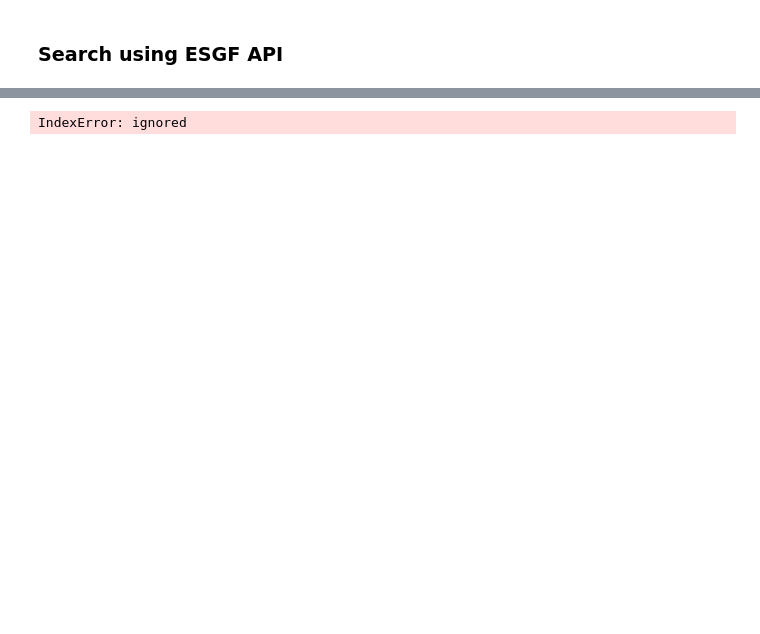
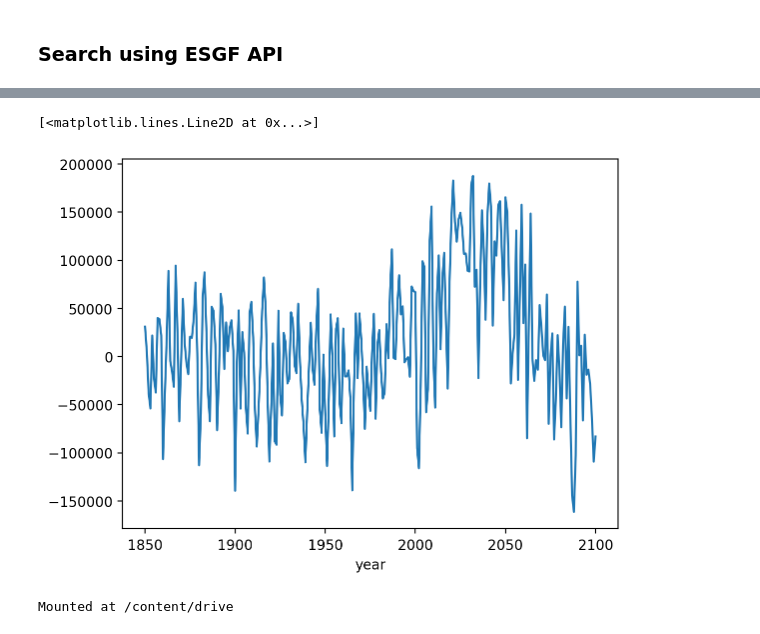
Before and after one commit to benmsanderson/tcre-star, a Jupyter notebook: ESGF_read_land_fluxes.ipynb, the cells around one changed output, grey strips where cells are left out. Drawn from its saved outputs; the diff is of its cells as text; code cells hidden in the pictures; blank space fills up the shorter version.

```diff
--- a/ESGF_read_land_fluxes.ipynb
+++ b/ESGF_read_land_fluxes.ipynb
@@ -133,3 +144,4 @@ dset_85={}
 # %%
-scens={'ssp119','ssp126','ssp245','ssp585','ssp534-over'}
+scens={'ssp119'}#,'ssp126','ssp245','ssp585','ssp534-over'}
+vars={'nbp'}
 # %%
@@ -159,19 +170,28 @@ mdls[:1]
 # %%
 ds_hist={}
-for i,mdl in enumerate(mdls[:1]):
-       if len(result_hist[mdl])>0:
-         ds_hist[mdl] = xr.open_mfdataset(result_hist[mdl][0], combine='by_coords',use_cftime=True)
+for i,mdl in enumerate(mdls):
+  tmp=[]
+  tmp.append( xr.open_dataset(result_area[mdl][0][0]))
+  for j,var in enumerate(vars):
+       if len(result_hist[mdl][var])>0:
+         tmp.append(xr.open_mfdataset(result_hist[mdl][var][0], combine='by_coords',use_cftime=True))
+  ds_hist[mdl]=xr.merge(tmp)
 # %%
 ds_scn={}
 for i,mdl in enumerate(mdls[:1]):
     ds_scn[mdl]={}
-    for i,scn in enumerate(scens):
-       if len(result_scn[mdl][scn])>0:
+    for j,scn in enumerate(scens):
+      tmp=[]
+      tmp.append(xr.open_dataset(result_area[mdl][0][0]))
+      for k,var in enumerate(vars):
+
+       if len(result_scn[mdl][var][scn])>0:
           if scn=='ssp534-over':
-              tmp0 = xr.open_mfdataset(result_scn[mdl]['ssp585'][0], combine='by_coords',use_cftime=True)
-              tmp1 = xr.open_mfdataset(result_scn[mdl]['ssp534-over'][0], combine='by_coords',use_cftime=True)
-              tmp=xr.concat((tmp0.sel(time=slice("1850-01-01", "2039-12-30")),tmp1.sel(time=slice("2040-01-01", "2300-12-30"))),'time')
+              tmp0 = xr.open_mfdataset(result_scn[mdl][var]['ssp585'][0], combine='by_coords',use_cftime=True)
+              tmp1 = xr.open_mfdataset(result_scn[mdl][var]['ssp534-over'][0], combine='by_coords',use_cftime=True)
+              tmps=xr.concat((tmp0.sel(time=slice("1850-01-01", "2039-12-30")),tmp1.sel(time=slice("2040-01-01", "2300-12-30"))),'time')
           else:
-              tmp = xr.open_mfdataset(result_scn[mdl][scn][0], combine='by_coords',use_cftime=True)
-          ds_scn[mdl][scn]=xr.concat((ds_hist[mdl],tmp),'time')
+              tmps = xr.open_mfdataset(result_scn[mdl][var][scn][0], combine='by_coords',use_cftime=True)
+          tmp.append(xr.concat([ds_hist[mdl][var],tmps[var]],'time'))
+      ds_scn[mdl][scn]=xr.merge(tmp)
 # %%
@@ -247,21 +234,0 @@ time
-# %%
-
-
-
-        ds_534_end = xr.open_mfdataset(result_ssp534[0], combine='by_coords',use_cftime=True)
-      ds_534=xr.concat((ds_585.sel(time=slice("1850-01-01", "2039-12-30")),ds_534_end),'time')
-
-  files_area = esgf_search(variable_id='areacella', activity_id='CMIP',
-                          source_id=mdl)
-  ds_area = xr.open_dataset(files_area[0][0])
-
-  total_area = ds_area.areacella.sum(dim=['lon', 'lat'])
-  ts_585 = (ds_585[var] * ds_area.areacella.values).sum(dim=['lon', 'lat'])
-  ts_534 = (ds_534[var] * ds_area.areacella.values).sum(dim=['lon', 'lat'])
-
-  ts_534.load()
-  ts_585.load()
-  dset_34[mdl]=ts_534.copy()
-  dset_85[mdl]=ts_585.copy()
-# %% [output]
-IndexError: ignored
@@ -275,0 +235,21 @@ esgf_search(activity_id='ScenarioMIP', table_id='Lmon',
+# %%
+ds_area={}
+ts_gm={}
+for i,mdl in enumerate(mdls):
+  ts_gm[mdl]={}
+  for j,scn in enumerate(scens):
+    ts_gm[mdl][scn]={}
+    #total_area = ds_scn[mdl][scn].areacella.sum(dim=['lon', 'lat'])
+    for k,var in enumerate(vars):
+      if len(result_scn[mdl][var][scn])>0:
+        ts_gm[mdl][scn][var]=(ds_scn[mdl][scn][var]*ds_scn[mdl][scn].areacella).sum(dim=['lon', 'lat'])
+# %%
+ts_gm['CanESM5']['ssp119']['nbp'].groupby('time.year').mean().plot()
+# %% [output]
+[<matplotlib.lines.Line2D at 0x...>]
+[figure, added]
+# %%
+from google.colab import drive
+drive.mount('/content/drive')
+# %% [output]
+Mounted at /content/drive
```
Also changed, not shown: parts of 15 cells of this notebook.
